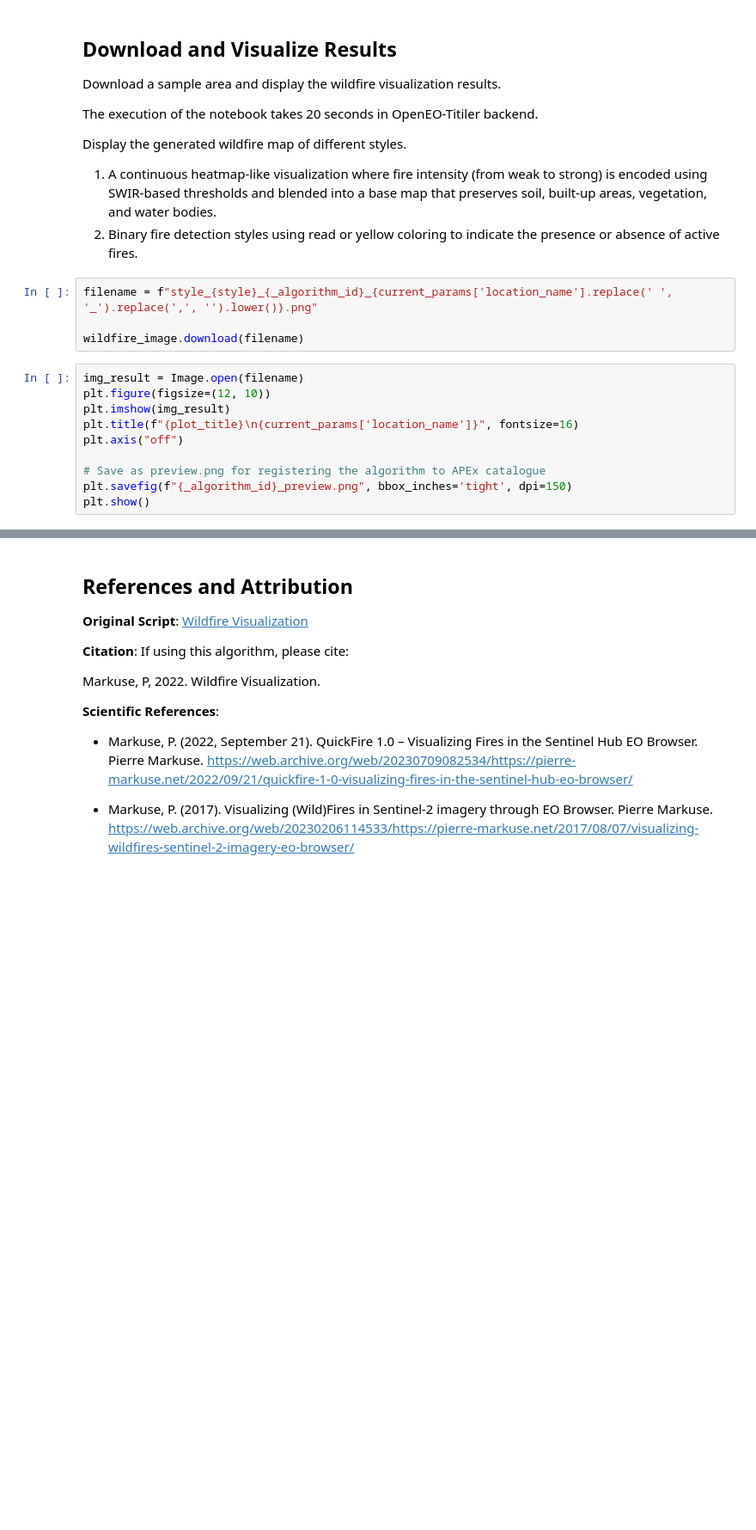
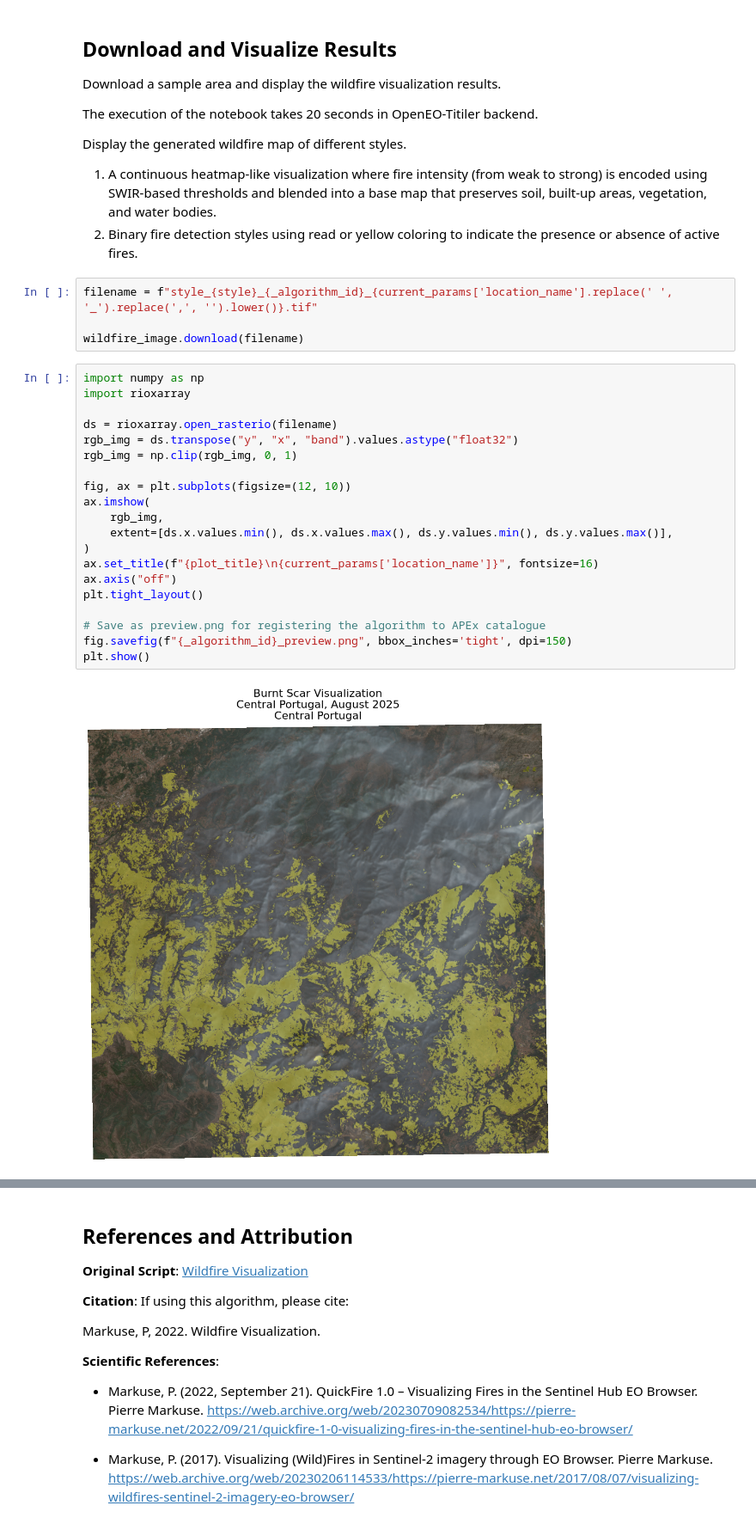
Before and after one commit to developmentseed/openeo-udp, a Jupyter notebook: notebooks/sentinel/sentinel-2/fire_and_disaster_monitoring/wildfire_visualization.ipynb, the cells around one changed output, grey strips where cells are left out. Shown at 86% size. Cells and saved outputs as stored; diff of their text form; blank space fills up the shorter version.

```diff
--- a/notebooks/sentinel/sentinel-2/fire_and_disaster_monitoring/wildfire_visualization.ipynb
+++ b/notebooks/sentinel/sentinel-2/fire_and_disaster_monitoring/wildfire_visualization.ipynb
@@ -312,19 +337,31 @@ Display the generated wildfire map of different styles.
 1. A continuous heatmap-like visualization where fire intensity (from weak to strong) is encoded using SWIR-based thresholds and blended into a base map that preserves soil, built-up areas, vegetation, and water bodies.
 2. Binary fire detection styles using read or yellow coloring to indicate the presence or absence of active fires.
 # %%
-filename = f"style_{style}_{_algorithm_id}_{current_params['location_name'].replace(' ', '_').replace(',', '').lower()}.png"
+filename = f"style_{style}_{_algorithm_id}_{current_params['location_name'].replace(' ', '_').replace(',', '').lower()}.tif"
 
 wildfire_image.download(filename)
-# %%
-img_result = Image.open(filename)
-plt.figure(figsize=(12, 10))
-plt.imshow(img_result)
-plt.title(f"{plot_title}\n{current_params['location_name']}", fontsize=16)
-plt.axis("off")
-
-# Save as preview.png for registering the algorithm to APEx catalogue
-plt.savefig(f"{_algorithm_id}_preview.png", bbox_inches='tight', dpi=150)
-plt.show()
+# %%
+import numpy as np
+import rioxarray
+
+ds = rioxarray.open_rasterio(filename)
+rgb_img = ds.transpose("y", "x", "band").values.astype("float32")
+rgb_img = np.clip(rgb_img, 0, 1)
+
+fig, ax = plt.subplots(figsize=(12, 10))
+ax.imshow(
+    rgb_img,
+    extent=[ds.x.values.min(), ds.x.values.max(), ds.y.values.min(), ds.y.values.max()],
+)
+ax.set_title(f"{plot_title}\n{current_params['location_name']}", fontsize=16)
+ax.axis("off")
+plt.tight_layout()
+
+# Save as preview.png for registering the algorithm to APEx catalogue
+fig.savefig(f"{_algorithm_id}_preview.png", bbox_inches='tight', dpi=150)
+plt.show()
+# %% [output]
+[figure, added]
 # %%
 # Export necessary metadata to register the process graph in APEx Algorithm Catalogue
 from pathlib import Path
```
Also changed, not shown: parts of 8 cells of this notebook, 5 other files.
